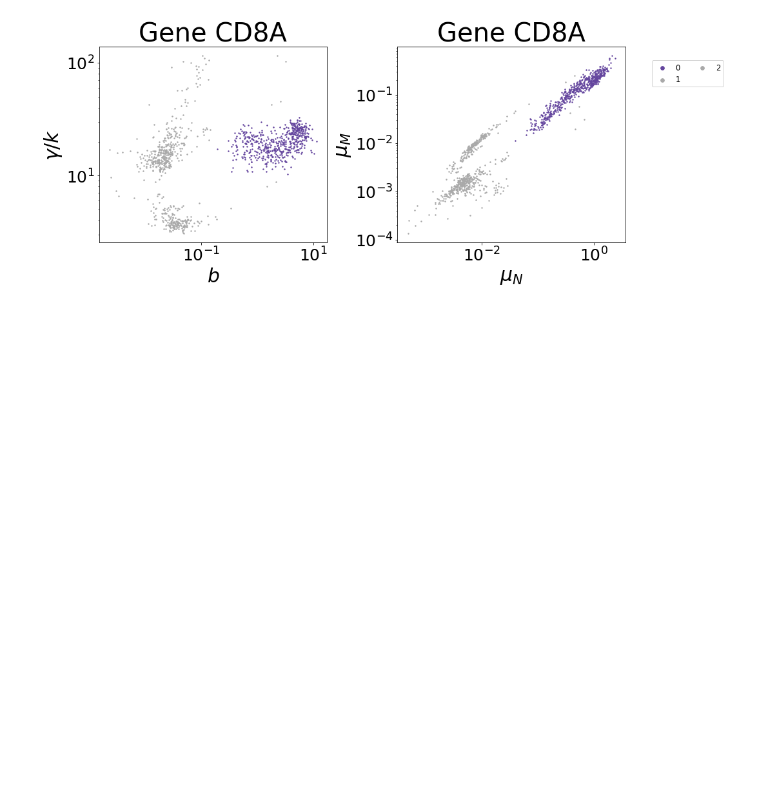
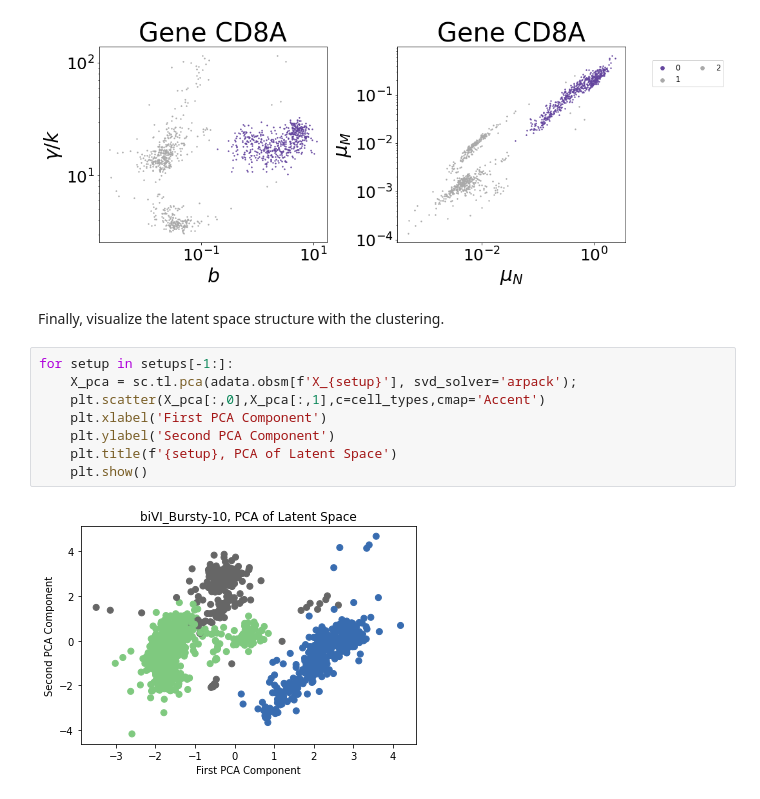
Before and after one commit to pachterlab/CGCCP_2023, a Jupyter notebook: Code/Notebooks/Demo.ipynb, the cells around one changed output. Drawn from its saved outputs; the diff is of its cells as text; blank space fills up the shorter version.

```diff
--- a/Code/Notebooks/Demo.ipynb
+++ b/Code/Notebooks/Demo.ipynb
@@ -884,3 +886,15 @@ def plot_parameters(gene_name,chosen_cell_type,save=False,
 plot_parameters(gene_name = 'CD8A', chosen_cell_type=0, color_code='bw', cmap = 'Purples', save=False)
 # %% [output]
 [figure]
+# %% [markdown]
+Finally, visualize the latent space structure with the clustering.
+# %%
+for setup in setups[-1:]:
+    X_pca = sc.tl.pca(adata.obsm[f'X_{setup}'], svd_solver='arpack');
+    plt.scatter(X_pca[:,0],X_pca[:,1],c=cell_types,cmap='Accent')
+    plt.xlabel('First PCA Component')
+    plt.ylabel('Second PCA Component')
+    plt.title(f'{setup}, PCA of Latent Space')
+    plt.show()
+# %% [output]
+[figure, added]
```
Also changed, not shown: parts of 13 cells of this notebook.
